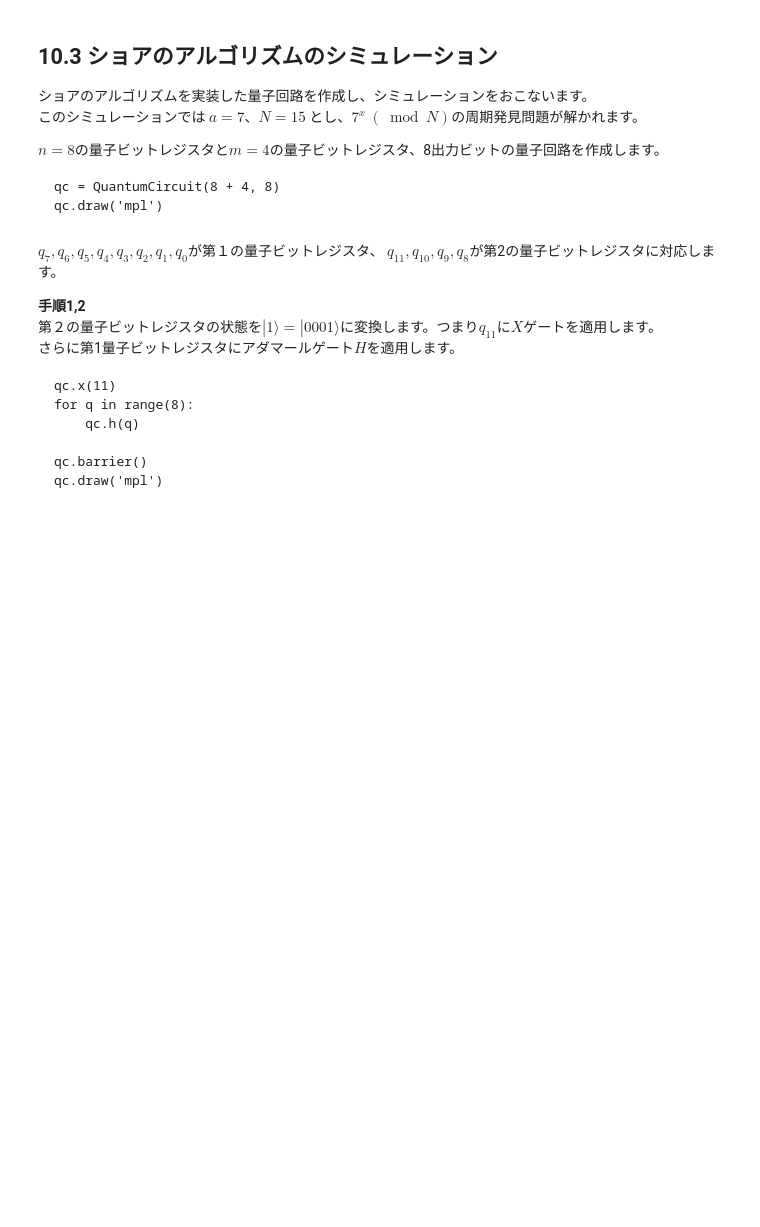
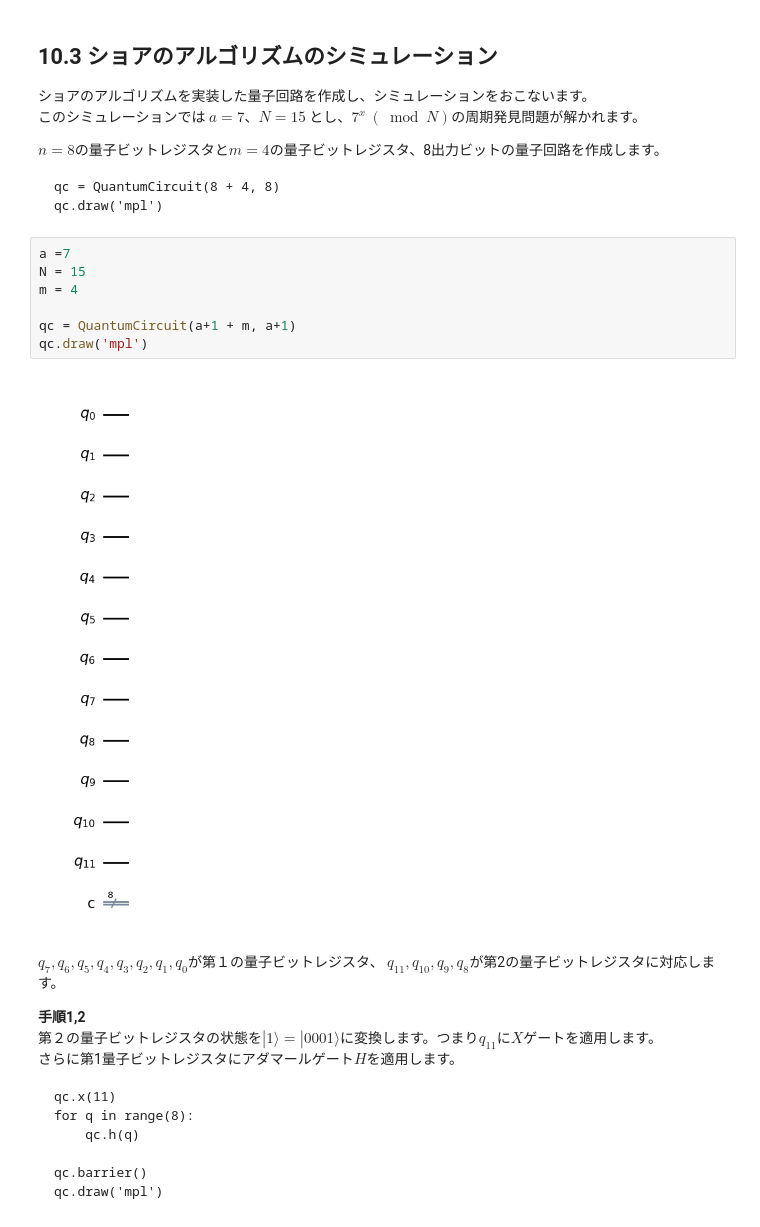
Before and after one commit to zum-m/01_jouhougakugairon, a Jupyter notebook: Copy_of_演習第10回.ipynb, the cells around one changed output. Saved outputs shown, nothing was run; the diff lists cells and outputs as text; blank space fills up the shorter version.

````diff
--- a/Copy_of_演習第10回.ipynb
+++ b/Copy_of_演習第10回.ipynb
@@ -239,6 +286,15 @@ $n=8$の量子ビットレジスタと$m=4$の量子ビットレジスタ、8出
 qc = QuantumCircuit(8 + 4, 8)
 qc.draw('mpl')
 ```
+# %%
+a =7
+N = 15
+m = 4
+
+qc = QuantumCircuit(a+1 + m, a+1)
+qc.draw('mpl')
+# %% [output]
+[figure, added]
 # %% [markdown]
 $q_7,q_6,q_5,q_4,q_3,q_2,q_1,q_0$が第１の量子ビットレジスタ、
 $q_{11},q_{10},q_{9},q_8$が第2の量子ビットレジスタに対応します。
````
Also changed, not shown: parts of 14 cells of this notebook.
